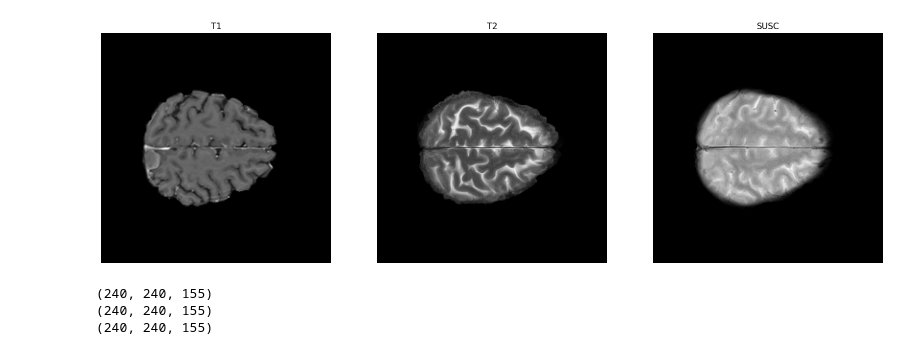
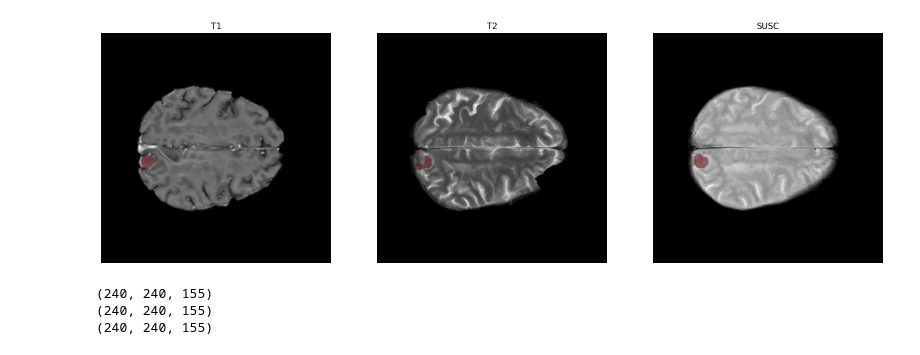
Before and after one commit to MarioPasc/Meningioma, a Jupyter notebook: scripts/dataset/normalization_results.ipynb, the cells around one changed output. Drawn from its saved outputs; the diff is of its cells as text; code cells hidden in the pictures.

```diff
--- a/scripts/dataset/normalization_results.ipynb
+++ b/scripts/dataset/normalization_results.ipynb
@@ -10,31 +10,34 @@ PULSES = ["T1", "T2", "SUSC"]
 # %%
 suf = "_registered_sri24"
 
 data = {}
 for pulse in PULSES:
     file = os.path.join(PATH, PATIENT, f"{pulse}_1"+suf+".nii.gz")
-    seg = os.path.join(PATH, PATIENT, f"{pulse}_1_mask_"+suf+".nii.gz")
+    seg = os.path.join(PATH, PATIENT, f"{pulse}_1_mask"+suf+".nii.gz")
     img = nib.load(file)
+    seg = nib.load(seg)
+
     data[pulse] = {
         "vol": img.get_fdata(),
-        "seg": seg.get_data(),
+        "seg": seg.get_fdata(),
     }
 
-slice = 110
+# Original visualization
+slice = 100
 fig, ax = plt.subplots(1, 3, figsize=(20, 10))
 for i, pulse in enumerate(PULSES):
     ax[i].imshow(data[pulse]["vol"][:, :, slice], cmap="gray")
     ax[i].imshow(np.ma.where(data[pulse]["seg"][:, :, slice] == 1, 1, np.nan), cmap="Reds_r", alpha=0.5)
     ax[i].set_title(pulse)
     ax[i].axis("off")
 
 plt.show()
 
 print(data["T1"]["vol"].shape)
 print(data["T2"]["vol"].shape)
 print(data["SUSC"]["vol"].shape)
 # %% [output]
-[figure, old version]
+[figure, new version]
 (240, 240, 155)
 (240, 240, 155)
 (240, 240, 155)
```
Also changed, not shown: parts of 1 cell of this notebook, 3 other files.
